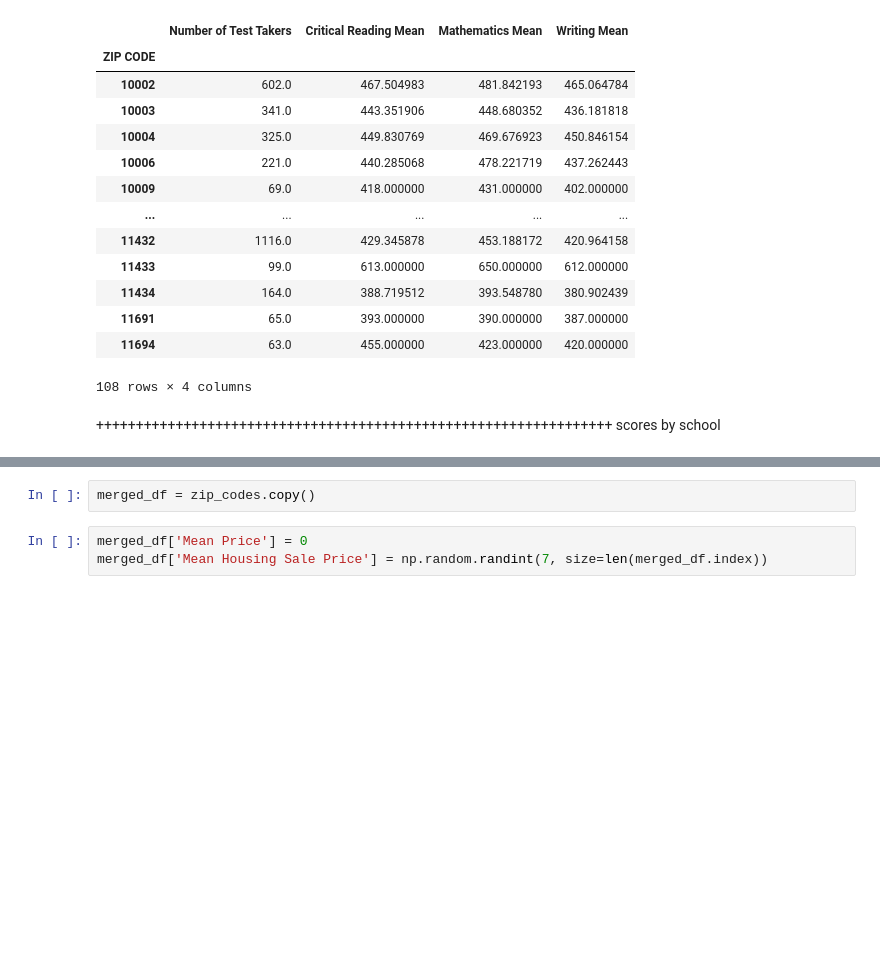
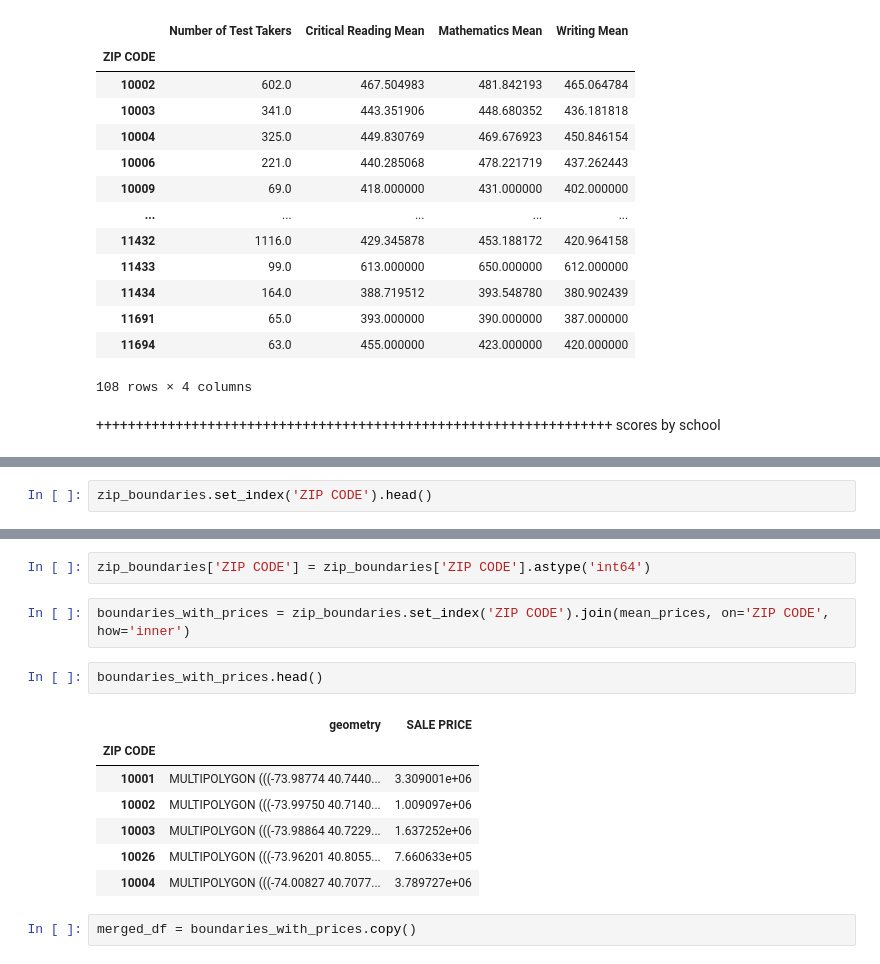
Before and after one commit to johnmays/wealth-and-SAT-NYC, a Jupyter notebook: notebooks/investigation.ipynb, the cells around one changed output, grey strips where cells are left out. Drawn from its saved outputs; the diff is of its cells as text; blank space fills up the shorter version.

```diff
--- a/notebooks/investigation.ipynb
+++ b/notebooks/investigation.ipynb
@@ -144,0 +170,2 @@ scores by school
+# %%
+zip_boundaries.set_index('ZIP CODE').head()
@@ -145,7 +180,18 @@ scores by school
+# %%
+zip_boundaries['ZIP CODE'] = zip_boundaries['ZIP CODE'].astype('int64')
+# %%
+boundaries_with_prices = zip_boundaries.set_index('ZIP CODE').join(mean_prices, on='ZIP CODE', how='inner')
+# %%
+boundaries_with_prices.head()
+# %% [output]
+|  | geometry | SALE PRICE |
+| ZIP CODE |  |  |
+| 10001 | MULTIPOLYGON (((-73.98774 40.7440... | 3.309001e+06 |
+| 10002 | MULTIPOLYGON (((-73.99750 40.7140... | 1.009097e+06 |
+| 10003 | MULTIPOLYGON (((-73.98864 40.7229... | 1.637252e+06 |
+| 10026 | MULTIPOLYGON (((-73.96201 40.8055... | 7.660633e+05 |
+| 10004 | MULTIPOLYGON (((-74.00827 40.7077... | 3.789727e+06 |
 # %%
-merged_df = zip_codes.copy()
+merged_df = boundaries_with_prices.copy()
-# %%
-merged_df['Mean Price'] = 0
-merged_df['Mean Housing Sale Price'] = np.random.randint(7, size=len(merged_df.index))
 # %%
 fig, ax = plt.subplots(1, figsize = (10, 8))
```
Also changed, not shown: parts of 9 cells of this notebook, 1 other file.
